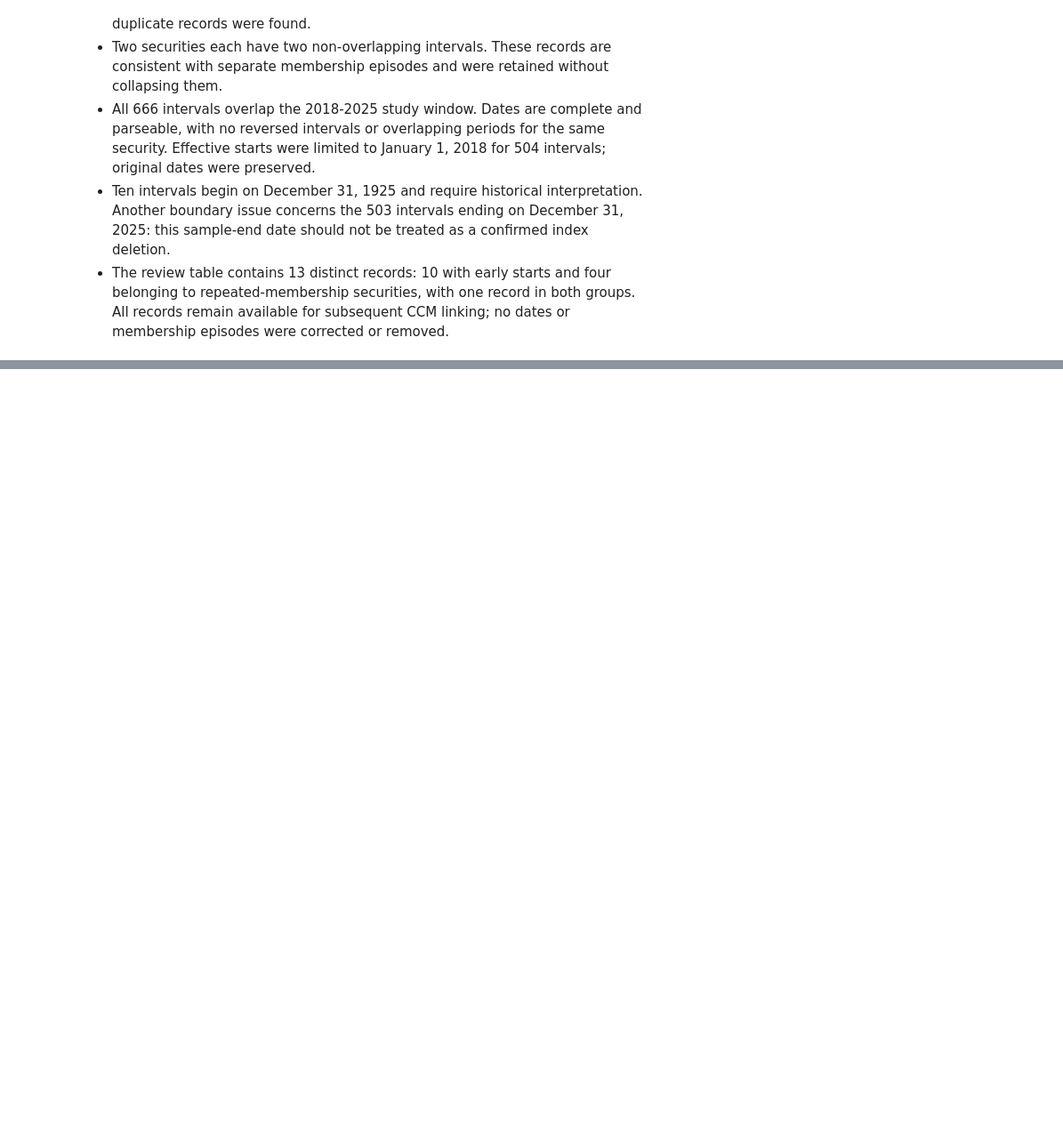
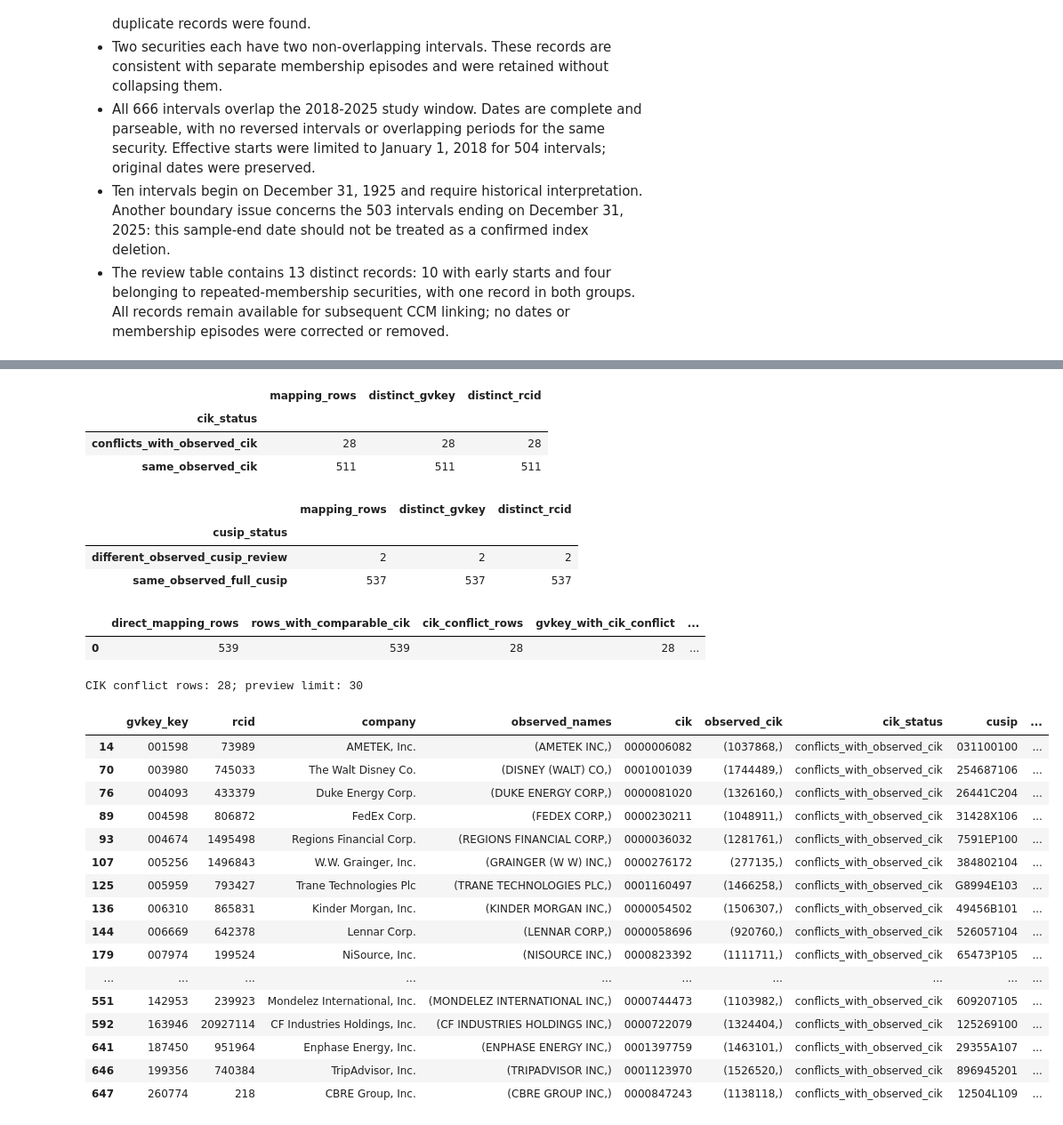
Before and after one commit to kptransfer2024-cmd/ai-workforce-statements, a Jupyter notebook: code/notebooks/01_build_firm_crosswalk.ipynb, the cells around one changed output, grey strips where cells are left out. Shown at 89% size. Cells and saved outputs as stored; diff of their text form; code cells hidden in the pictures; blank space fills up the shorter version.

```diff
--- a/code/notebooks/01_build_firm_crosswalk.ipynb
+++ b/code/notebooks/01_build_firm_crosswalk.ipynb
@@ -895,0 +2023,59 @@ Records requiring review: 13; preview limit: 30
+# %%
+for column in ["cik_status", "cusip_status"]:
+    display(direct_matches.groupby(column).agg(
+        mapping_rows=("revelio_row", "size"),
+        distinct_gvkey=("gvkey_key", "nunique"),
+        distinct_rcid=("rcid_key", "nunique"),
+    ))
+
+comparable_cik_statuses = [
+    "same_observed_cik", "same_after_zero_normalization", "conflicts_with_observed_cik",
+]
+cik_comparable = direct_matches["cik_status"].isin(comparable_cik_statuses)
+cik_conflicts = direct_matches.loc[
+    direct_matches["cik_status"].eq("conflicts_with_observed_cik")
+].copy()
+display(pd.DataFrame([{
+    "direct_mapping_rows": len(direct_matches),
+    "rows_with_comparable_cik": int(cik_comparable.sum()),
+    "cik_conflict_rows": len(cik_conflicts),
+    "gvkey_with_cik_conflict": cik_conflicts["gvkey_key"].nunique(),
+    "conflict_pct_of_comparable_rows": 100 * len(cik_conflicts) / cik_comparable.sum() if cik_comparable.any() else float("nan"),
+    "rows_with_multiple_observed_compustat_cik": int(direct_matches["multiple_observed_cik"].sum()),
+}]).round({"conflict_pct_of_comparable_rows": 2}))
+identity_review_columns = [
+    "gvkey_key", "rcid", "company", "observed_names", "cik", "observed_cik",
+    "cik_status", "cusip", "observed_cusip", "cusip_status", "name_agrees",
+]
+print(f"CIK conflict rows: {len(cik_conflicts)}; preview limit: 30")
+with pd.option_context("display.max_columns", None, "display.max_colwidth", 80):
+    display(cik_conflicts[identity_review_columns].head(30))
+# %% [output]
+|  | mapping_rows | distinct_gvkey | distinct_rcid |
+| cik_status |  |  |  |
+| conflicts_with_observed_cik | 28 | 28 | 28 |
+| same_observed_cik | 511 | 511 | 511 |
+|  | mapping_rows | distinct_gvkey | distinct_rcid |
+| cusip_status |  |  |  |
+| different_observed_cusip_review | 2 | 2 | 2 |
+| same_observed_full_cusip | 537 | 537 | 537 |
+|  | direct_mapping_rows | rows_with_comparable_cik | cik_conflict_rows | gvkey_with_cik_conflict | ... |
+| 0 | 539 | 539 | 28 | 28 | ... |
+CIK conflict rows: 28; preview limit: 30
+|  | gvkey_key | rcid | company | observed_names | cik | observed_cik | cik_status | cusip | ... |
+| 14 | 001598 | 73989 | AMETEK, Inc. | (AMETEK INC,) | 0000006082 | (1037868,) | conflicts_with_observed_cik | 031100100 | ... |
+| 70 | 003980 | 745033 | The Walt Disney Co. | (DISNEY (WALT) CO,) | 0001001039 | (1744489,) | conflicts_with_observed_cik | 254687106 | ... |
+| 76 | 004093 | 433379 | Duke Energy Corp. | (DUKE ENERGY CORP,) | 0000081020 | (1326160,) | conflicts_with_observed_cik | 26441C204 | ... |
+| 89 | 004598 | 806872 | FedEx Corp. | (FEDEX CORP,) | 0000230211 | (1048911,) | conflicts_with_observed_cik | 31428X106 | ... |
+| 93 | 004674 | 1495498 | Regions Financial Corp. | (REGIONS FINANCIAL CORP,) | 0000036032 | (1281761,) | conflicts_with_observed_cik | 7591EP100 | ... |
+| 107 | 005256 | 1496843 | W.W. Grainger, Inc. | (GRAINGER (W W) INC,) | 0000276172 | (277135,) | conflicts_with_observed_cik | 384802104 | ... |
+| 125 | 005959 | 793427 | Trane Technologies Plc | (TRANE TECHNOLOGIES PLC,) | 0001160497 | (1466258,) | conflicts_with_observed_cik | G8994E103 | ... |
+| 136 | 006310 | 865831 | Kinder Morgan, Inc. | (KINDER MORGAN INC,) | 0000054502 | (1506307,) | conflicts_with_observed_cik | 49456B101 | ... |
+| 144 | 006669 | 642378 | Lennar Corp. | (LENNAR CORP,) | 0000058696 | (920760,) | conflicts_with_observed_cik | 526057104 | ... |
+| 179 | 007974 | 199524 | NiSource, Inc. | (NISOURCE INC,) | 0000823392 | (1111711,) | conflicts_with_observed_cik | 65473P105 | ... |
+| ... | ... | ... | ... | ... | ... | ... | ... | ... | ... |
+| 551 | 142953 | 239923 | Mondelez International, Inc. | (MONDELEZ INTERNATIONAL INC,) | 0000744473 | (1103982,) | conflicts_with_observed_cik | 609207105 | ... |
+| 592 | 163946 | 20927114 | CF Industries Holdings, Inc. | (CF INDUSTRIES HOLDINGS INC,) | 0000722079 | (1324404,) | conflicts_with_observed_cik | 125269100 | ... |
+| 641 | 187450 | 951964 | Enphase Energy, Inc. | (ENPHASE ENERGY INC,) | 0001397759 | (1463101,) | conflicts_with_observed_cik | 29355A107 | ... |
+| 646 | 199356 | 740384 | TripAdvisor, Inc. | (TRIPADVISOR INC,) | 0001123970 | (1526520,) | conflicts_with_observed_cik | 896945201 | ... |
+| 647 | 260774 | 218 | CBRE Group, Inc. | (CBRE GROUP INC,) | 0000847243 | (1138118,) | conflicts_with_observed_cik | 12504L109 | ... |
```
Also changed, not shown: parts of 52 cells of this notebook.
